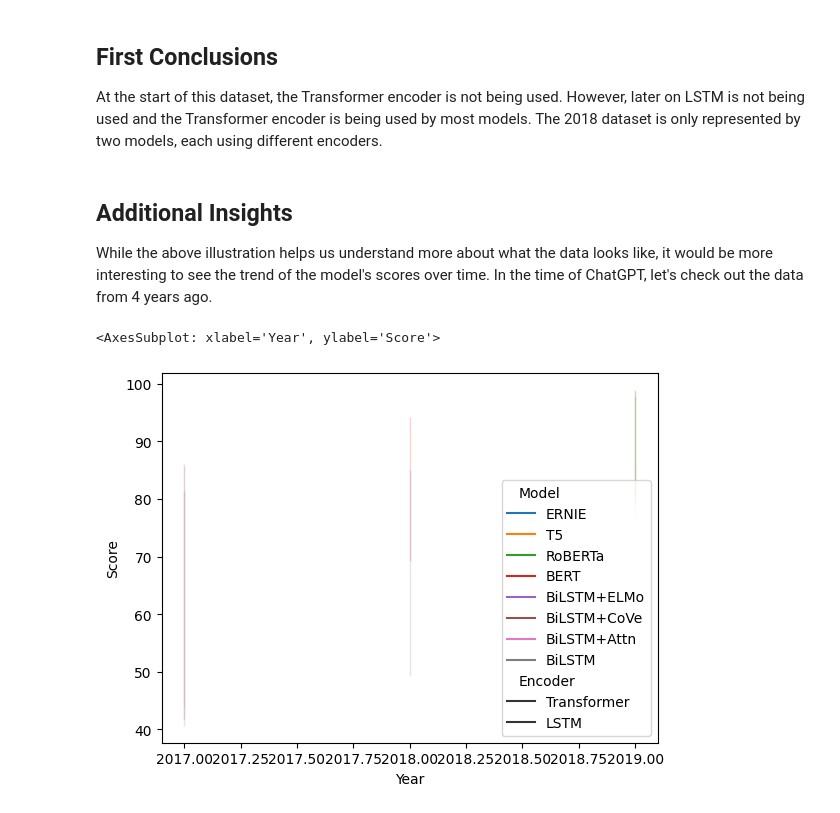
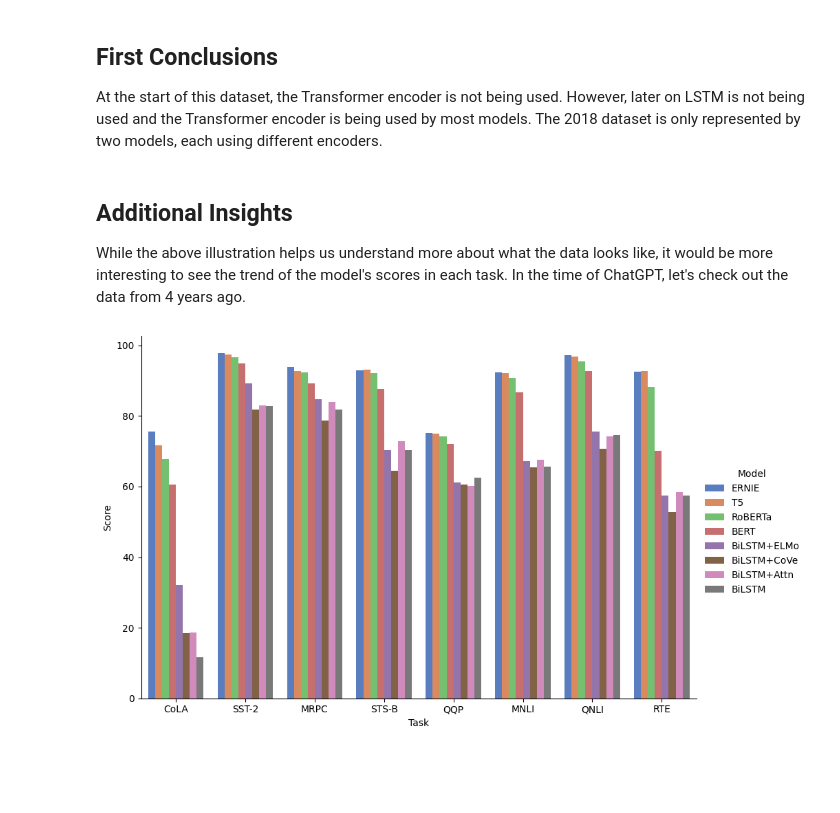
Before and after one commit to elleem/data-visualization, a Jupyter notebook: notebookc0bfec0386.ipynb, the cells around one changed output. Drawn from its saved outputs; the diff is of its cells as text; code cells hidden in the pictures; blank space fills up the shorter version.

Commit message:
final visualization for first dataset

```diff
--- a/notebookc0bfec0386.ipynb
+++ b/notebookc0bfec0386.ipynb
@@ -63,9 +63,21 @@ At the start of this dataset, the Transformer encoder is not being used.  Howeve
 # %% [markdown]
 ## Additional Insights
 
-While the above illustration helps us understand more about what the data looks like, it would be more interesting to see the trend of the model's scores over time. In the time of ChatGPT, let's check out the data from 4 years ago.
+While the above illustration helps us understand more about what the data looks like, it would be more interesting to see the trend of the model's scores in each task. In the time of ChatGPT, let's check out the data from 4 years ago.
-# %%
-sns.lineplot(x='Year', y='Score', hue='Model', style='Encoder', errorbar='sd', linewidth=20, dashes=False, data=glue)
-# %% [output]
-<AxesSubplot: xlabel='Year', ylabel='Score'>
-[figure, removed]
+# %%
+
+sns.catplot(
+    data=glue,
+    x='Task',
+    y='Score',
+    kind='bar',
+   errorbar=None,
+    estimator='mean',
+    palette='muted',
+    hue='Model',
+    height=6,
+    aspect=1.5
+)
+sns.despine()
+# %% [output]
+[figure, added]
```
Also changed, not shown: parts of 1 cell of this notebook.
